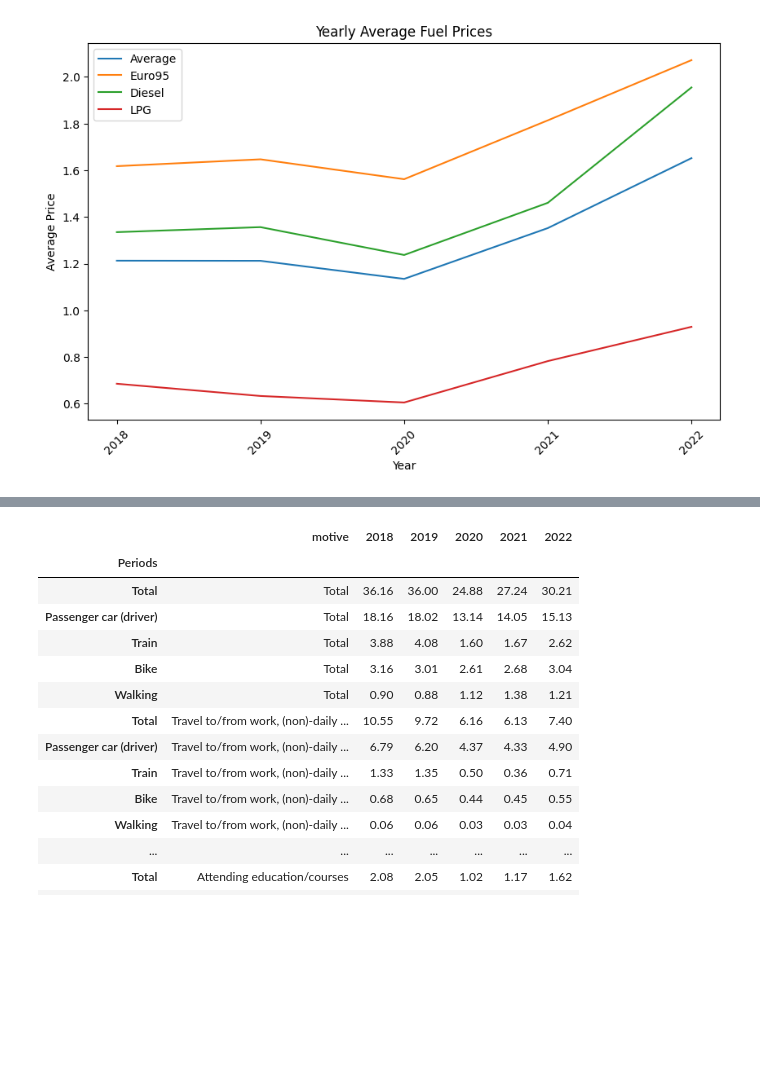
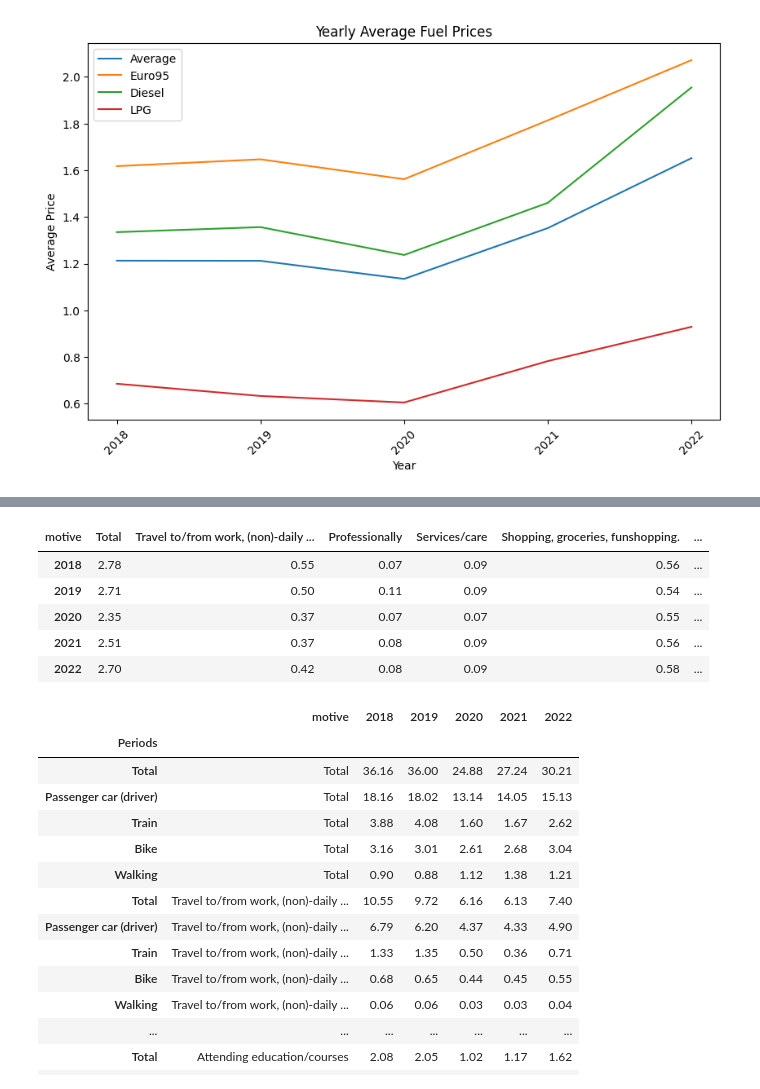
Before and after one commit to asquu/TIL6022-Project-Group-35, a Jupyter notebook: Project_Python.ipynb, the cells around one changed output, grey strips where cells are left out. Saved outputs shown, nothing was run; the diff lists cells and outputs as text; code cells hidden in the pictures; blank space fills up the shorter version.

```diff
--- a/Project_Python.ipynb
+++ b/Project_Python.ipynb
@@ -92,3 +132,25 @@ display(mobility_trips.head())
+# %%
+mobility_trips
+total_rows = mobility_trips[mobility_trips['Periods'] == 'Total']
+total_rows
+
+total_rows.set_index('motive', inplace=True)
+total_rows
+total_rows = total_rows.drop('level_0', axis=1)
+total_rows
+total_rows = total_rows.drop('index', axis=1)
+total_rows = total_rows.T
+total_rows =total_rows.drop('Periods')
+total_rows
+
+#Pls try plotting this after calculating YoY changes
+# %% [output]
+| motive | Total | Travel to/from work, (non)-daily ... | Professionally | Services/care | Shopping, groceries, funshopping. | ... |
+| 2018 | 2.78 | 0.55 | 0.07 | 0.09 | 0.56 | ... |
+| 2019 | 2.71 | 0.50 | 0.11 | 0.09 | 0.54 | ... |
+| 2020 | 2.35 | 0.37 | 0.07 | 0.07 | 0.55 | ... |
+| 2021 | 2.51 | 0.37 | 0.08 | 0.09 | 0.56 | ... |
+| 2022 | 2.70 | 0.42 | 0.08 | 0.09 | 0.58 | ... |
 # %%
 #The average amount of trips per day for every vehicle combined in 2022
 year = '2022'
```
Also changed, not shown: parts of 3 cells of this notebook.
